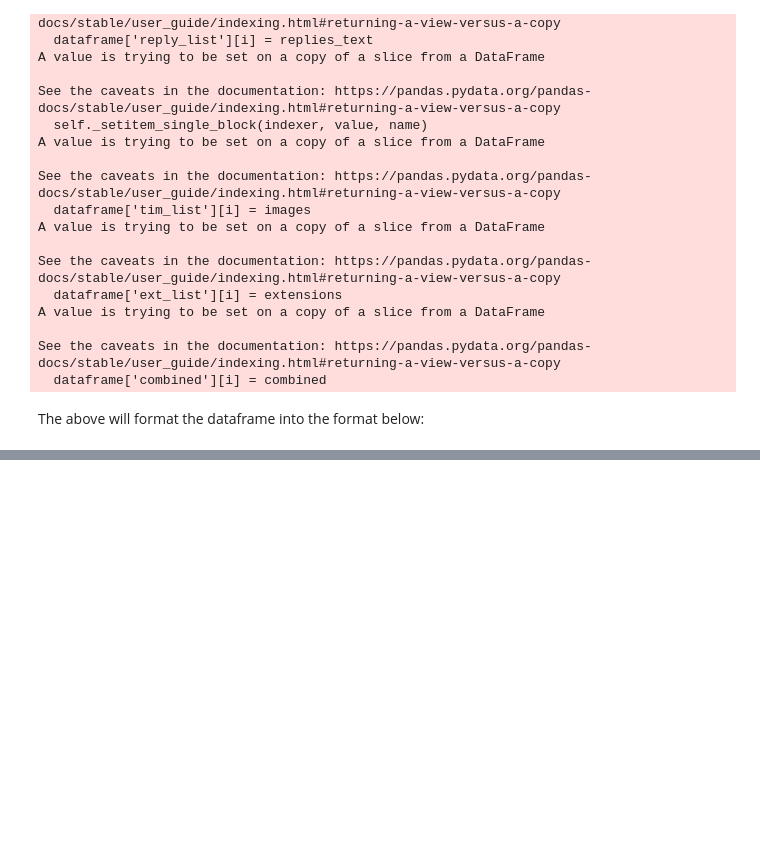
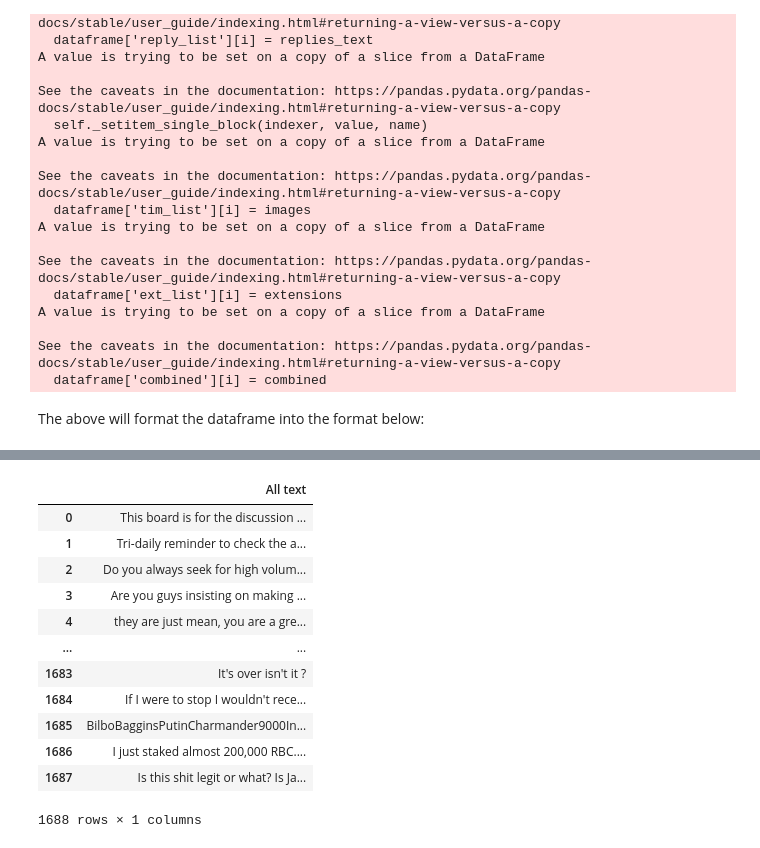
Before and after one commit to dylanbud/bizproject, a Jupyter notebook: biznotebook.ipynb, the cells around one changed output, grey strips where cells are left out. Drawn from its saved outputs; the diff is of its cells as text; code cells hidden in the pictures; blank space fills up the shorter version.

Commit message:
word analysis
cleaning, tokenizing and generating sentences

```diff
--- a/biznotebook.ipynb
+++ b/biznotebook.ipynb
@@ -221,0 +217,59 @@ for file in filtered_files:
+# %%
+### THIS WILL CLEAN ALL DATA IN REPLY_TEXT ###
+
+import re
+
+exploded_df = dataframe['reply_list'].explode().reset_index()
+
+all_reply_test = exploded_df['reply_list']
+
+
+all_replies = []
+for i in range(0, len(all_reply_test)):
+    result = re.sub("<(.*)>.*?|<(.*) />", " ", str(all_reply_test[i]))
+    result = re.sub('&#039;', "'", result)
+    result = re.sub('&quot;', '"', result)
+    all_replies.append(result)
+# %%
+## Append all subject and comment text to lists ##
+
+
+subjects = []
+comments = []
+for i in range(0,len(dataframe)):
+    subject_result =  re.sub("<(.*)>.*?|<(.*) />", " ", str(dataframe['Subject'][i]))
+    subject_result = re.sub('&#039;', "'", subject_result)
+    subject_result = re.sub('&quot;', '"', subject_result)
+    subjects.append(subject_result)
+    comment_result =  re.sub("<(.*)>.*?|<(.*) />", " ", str(dataframe['Comment'][i]))
+    comment_result = re.sub('&#039;', "'", comment_result)
+    comment_result = re.sub('&quot;', '"', comment_result)
+    comments.append(comment_result)
+# %%
+## ALL TEXT ON THE BOARD ##
+
+import numpy as np
+
+all_text_on_board = all_replies + subjects + comments
+
+textdf = pd.DataFrame({'All text': all_text_on_board})
+
+textdf = textdf.replace('0', np.nan)
+textdf = textdf.replace(' ', np.nan)
+textdf = textdf.dropna(how='all', axis=0).reset_index(drop=True)
+
+textdf
+# %% [output]
+|  | All text |
+| 0 | This board is for the discussion ... |
+| 1 | Tri-daily reminder to check the a... |
+| 2 | Do you always seek for high volum... |
+| 3 | Are you guys insisting on making ... |
+| 4 | they are just mean, you are a gre... |
+| ... | ... |
+| 1683 | It's over isn't it ? |
+| 1684 | If I were to stop I wouldn't rece... |
+| 1685 | BilboBagginsPutinCharmander9000In... |
+| 1686 | I just staked almost 200,000 RBC.... |
+| 1687 | Is this shit legit or what? Is Ja... |
+1688 rows × 1 columns
```
Also changed, not shown: parts of 14 cells of this notebook.
